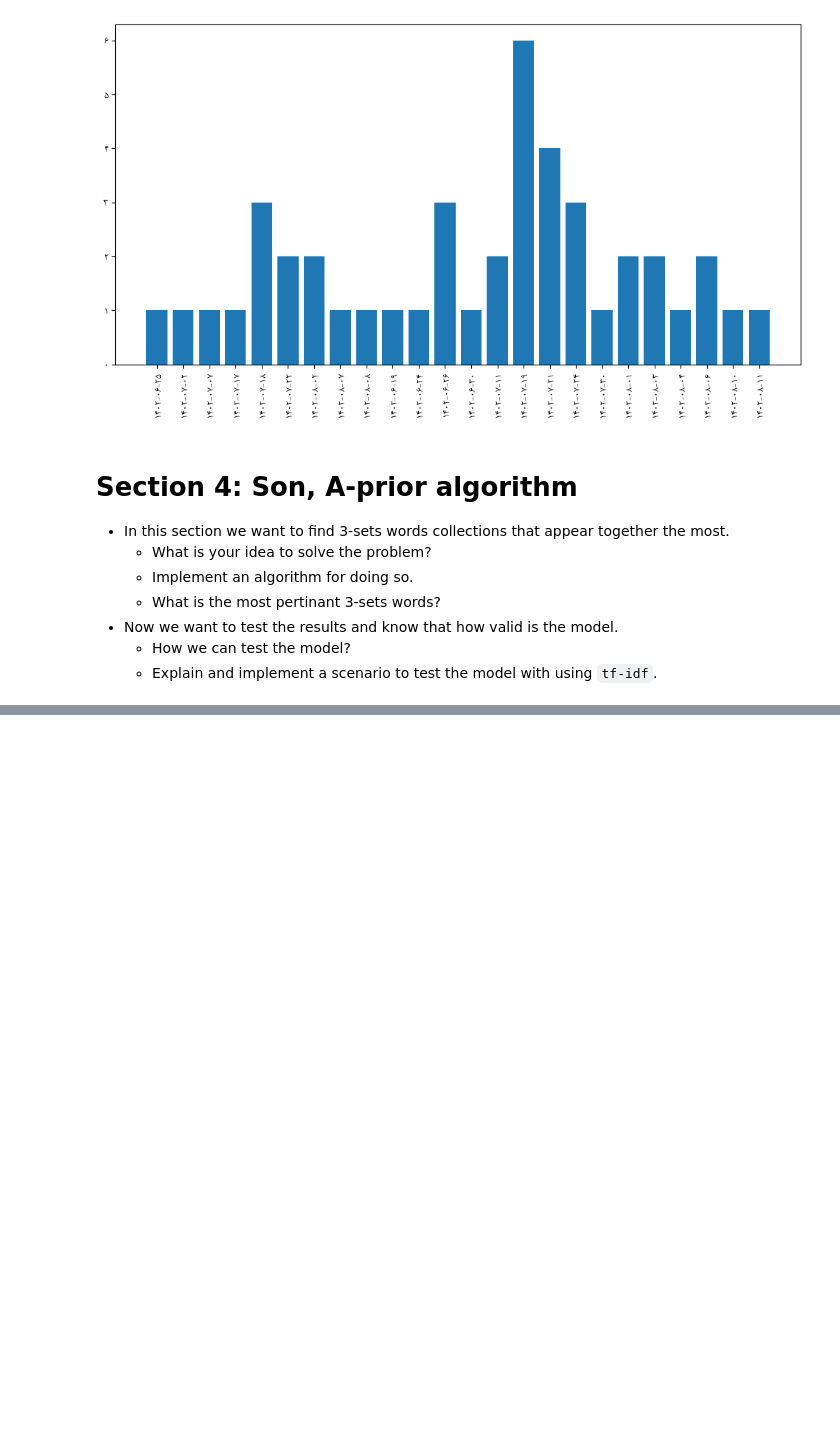
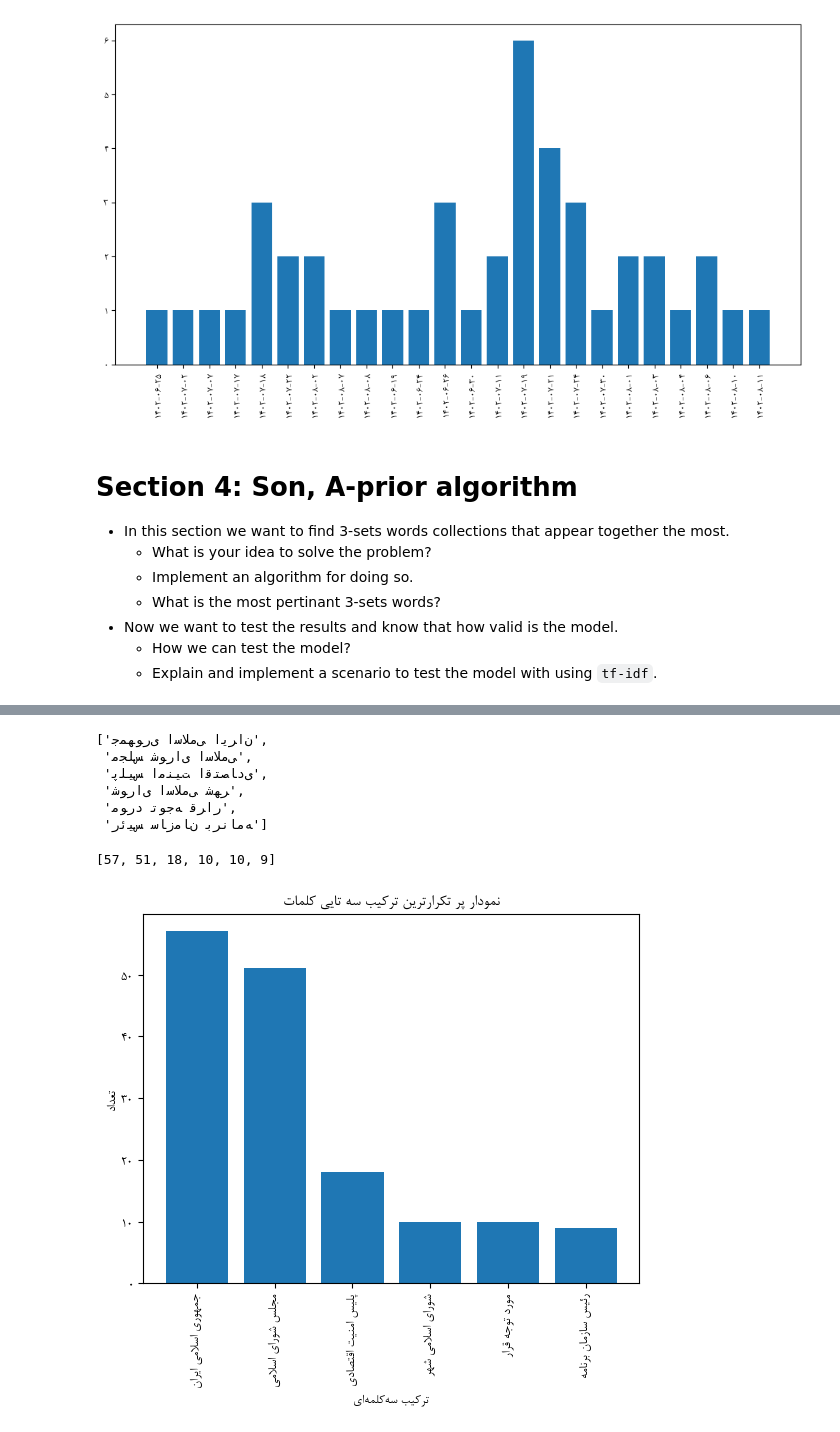
Before and after one commit to AmirAshkanChavoshi/massive-data-analytics-hw1, a Jupyter notebook: MDA2023-HW1and2.ipynb, the cells around one changed output, grey strips where cells are left out. Saved outputs shown, nothing was run; the diff lists cells and outputs as text; code cells hidden in the pictures; blank space fills up the shorter version.

Commit message:
add triples of frequent words

```diff
--- a/MDA2023-HW1and2.ipynb
+++ b/MDA2023-HW1and2.ipynb
@@ -353,7 +353,7 @@ def filter_single_word_based_on_threshold(x, threshold):
         return True
     else:
         return False
-threshold = 0.002
+threshold = 0.001
 frequent_single_words_rdd = all_single_words_count_rdd.filter(lambda x: filter_single_word_based_on_threshold(x, threshold))
 frequent_single_words_list = [tup[0] for tup in frequent_single_words_rdd.collect()]
 frequent_single_words_list
@@ -381,7 +381,7 @@ def generate_word_pairs(x):
         return []
     else:
         return [(x[i], x[i+1]) for i in range(len(x)-1)]
-def filter_double_word_based_on_threshold(x):
+def select_double_words(x):
     if x[0] in frequent_single_words_list and x[1] in frequent_single_words_list:
         return True
     else:
@@ -389,7 +389,7 @@ def filter_double_word_based_on_threshold(x):
 
 condidate_double_words_rdd = processed_news_rdd.map(lambda x: x['body'].split(" ")) \
 .flatMap(generate_word_pairs) \
-.filter(filter_double_word_based_on_threshold) \
+.filter(select_double_words) \
 .map(lambda x: (x, 1)) \
 .reduceByKey(lambda x, y: x+y) \
 .sortBy(lambda x: x[1], ascending=False)
@@ -400,10 +398,11 @@ number_of_total_pair_words = condidate_double_words_rdd.map(lambda x: x[1]).redu
 # %%
-threshold = 0.005
+threshold = 0.002
 def apply_filter (x, threshold):
-    if x[1]/number_of_total_words > threshold:
+    if x[1]/number_of_total_pair_words > threshold:
         return True
     else:
         return False
 frequent_double_words_rdd = condidate_double_words_rdd.filter(lambda x: apply_filter(x, threshold))
-frequent_double_words_rdd.collect()
+frequent_double_words_list = [tup[0] for tup in frequent_double_words_rdd.collect()]
+frequent_double_words_list
 # %% [output]
@@ -445,0 +426,57 @@ d.collect()[0][0][0]
+# %%
+def generate_word_triples(x):
+    if len(x) < 3:
+        return []
+    else:
+        return [(x[i], x[i+1], x[i+2]) for i in range(len(x)-2)]
+def select_triple_words(x):
+    if (x[0] in frequent_single_words_list and (x[1], x[2]) in frequent_double_words_list) or \
+        (x[2] in frequent_single_words_list and (x[0], x[1]) in frequent_double_words_list):
+        return True
+    else:
+        return False
+
+condidate_triple_words_rdd = processed_news_rdd.map(lambda x: x['body'].split(" ")) \
+.flatMap(generate_word_triples) \
+.filter(select_triple_words) \
+.map(lambda x: (x, 1)) \
+.reduceByKey(lambda x, y: x+y) \
+.sortBy(lambda x: x[1], ascending=False)
+condidate_triple_words_rdd.collect()
+
+number_of_total_triple_words = condidate_triple_words_rdd.map(lambda x: x[1]).reduce(lambda x, y : x+y)
+# %% [output]
+['ﻥﺍﺮﯾﺍ ﯽﻣﻼﺳﺍ ﯼﺭﻮﻬﻤﺟ',
+ 'ﯽﻣﻼﺳﺍ ﯼﺍﺭﻮﺷ ﺲﻠﺠﻣ',
+ 'ﯼﺩﺎﺼﺘﻗﺍ ﺖﯿﻨﻣﺍ ﺲﯿﻠﭘ',
+ 'ﺮﻬﺷ ﯽﻣﻼﺳﺍ ﯼﺍﺭﻮﺷ',
+ 'ﺭﺍﺮﻗ ﻪﺟﻮﺗ ﺩﺭﻮﻣ',
+ 'ﻪﻣﺎﻧﺮﺑ ﻥﺎﻣﺯﺎﺳ ﺲﯿﺋﺭ']
+# %%
+threshold = 0.01
+def apply_filter (x, threshold):
+    if x[1]/number_of_total_triple_words > threshold:
+        return True
+    else:
+        return False
+frequent_triple_words_rdd = condidate_triple_words_rdd.filter(lambda x: apply_filter(x, threshold))
+frequent_triple_words_list = [tup[0] for tup in frequent_triple_words_rdd.collect()]
+number_of_frequency_of_triple_words = [tup[1] for tup in frequent_triple_words_rdd.collect()]
+joined_triple_frequent_words = []
+
+for i in range(len(frequent_triple_words_list)):
+    joined_triple_frequent_words.append(" ".join(frequent_triple_words_list[i]))
+# %% [output]
+[57, 51, 18, 10, 10, 9]
+# %%
+triple_frequent_words = [prepare_arabic_text(word) for word in joined_triple_frequent_words]
+
+# Plot the bar chart using Matplotlib
+plt.bar(triple_frequent_words, number_of_frequency_of_triple_words)
+plt.xlabel(prepare_arabic_text('ترکیب سه‌کلمه‌ای'))
+plt.xticks(rotation=90)
+plt.ylabel(prepare_arabic_text('تعداد'))
+plt.title(prepare_arabic_text('نمودار پر تکرارترین ترکیب سه تایی کلمات'))
+plt.show()
+# %% [output]
+[figure, added]
```
Also changed, not shown: parts of 4 cells of this notebook.
